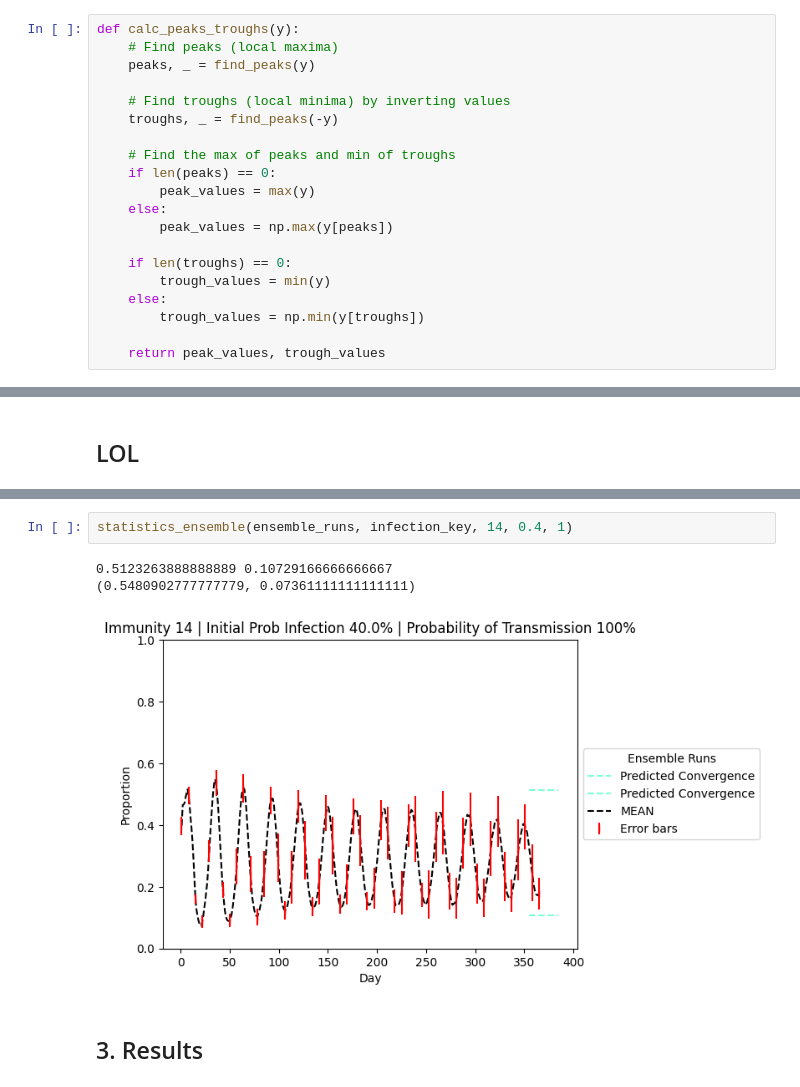
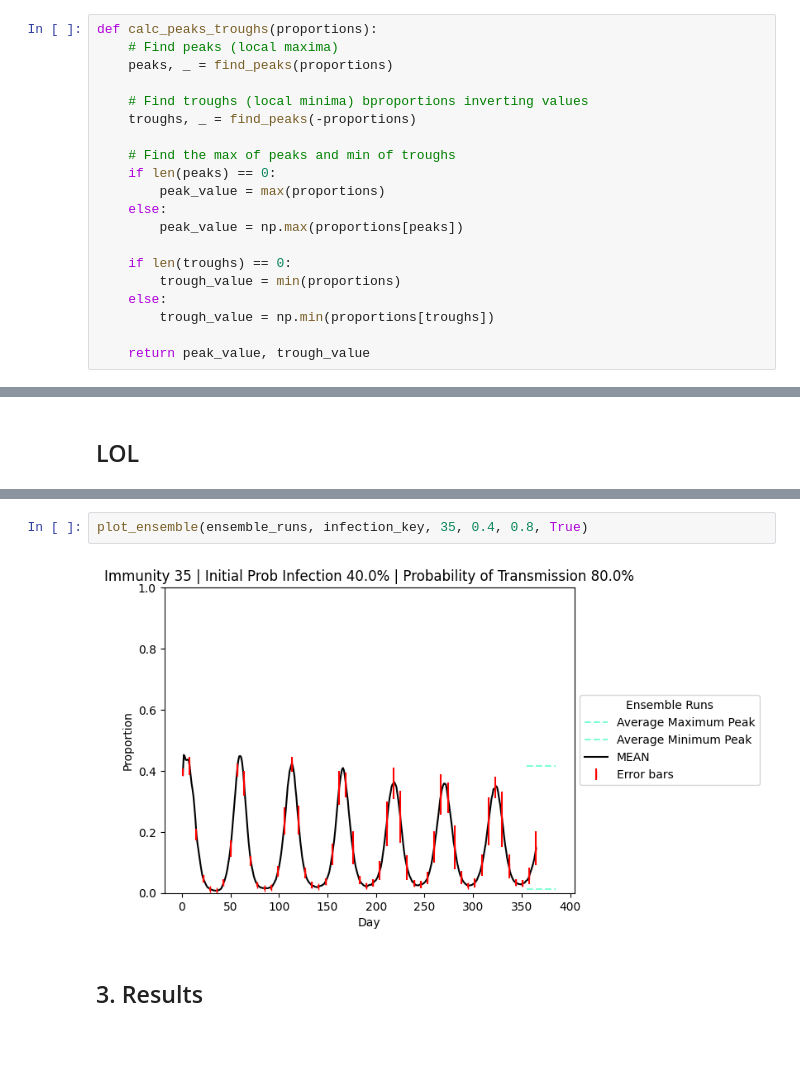
Before and after one commit to ashcansingh/MATH3024-Disease-Model, a Jupyter notebook: Project.ipynb, the cells around one changed output, grey strips where cells are left out. Drawn from its saved outputs; the diff is of its cells as text; blank space fills up the shorter version.

```diff
--- a/Project.ipynb
+++ b/Project.ipynb
@@ -529,20 +477,20 @@ for immunity in immunities:
 # %%
-def calc_peaks_troughs(y):
+def calc_peaks_troughs(proportions):
     # Find peaks (local maxima)
-    peaks, _ = find_peaks(y)
+    peaks, _ = find_peaks(proportions)
 
-    # Find troughs (local minima) by inverting values
-    troughs, _ = find_peaks(-y)
+    # Find troughs (local minima) bproportions inverting values
+    troughs, _ = find_peaks(-proportions)
 
     # Find the max of peaks and min of troughs
     if len(peaks) == 0:
-        peak_values = max(y)
+        peak_value = max(proportions)
     else:
-        peak_values = np.max(y[peaks])
+        peak_value = np.max(proportions[peaks])
 
     if len(troughs) == 0:
-        trough_values = min(y)
+        trough_value = min(proportions)
     else:
-        trough_values = np.min(y[troughs])
+        trough_value = np.min(proportions[troughs])
 
-    return peak_values, trough_values
+    return peak_value, trough_value
@@ -626,9 +669,7 @@ def table(immunity, ensemble_runs, show_prop = False):
 # %%
-statistics_ensemble(ensemble_runs, infection_key, 14, 0.4, 1)
+plot_ensemble(ensemble_runs, infection_key, 35, 0.4, 0.8, True)
 # %% [output]
-0.5123263888888889 0.10729166666666667
-(0.5480902777777779, 0.07361111111111111)
-[figure, old version]
+[figure, new version]
 # %% [markdown]
 ## 3. Results
 # %% [markdown]
```
Also changed, not shown: parts of 19 cells of this notebook.
